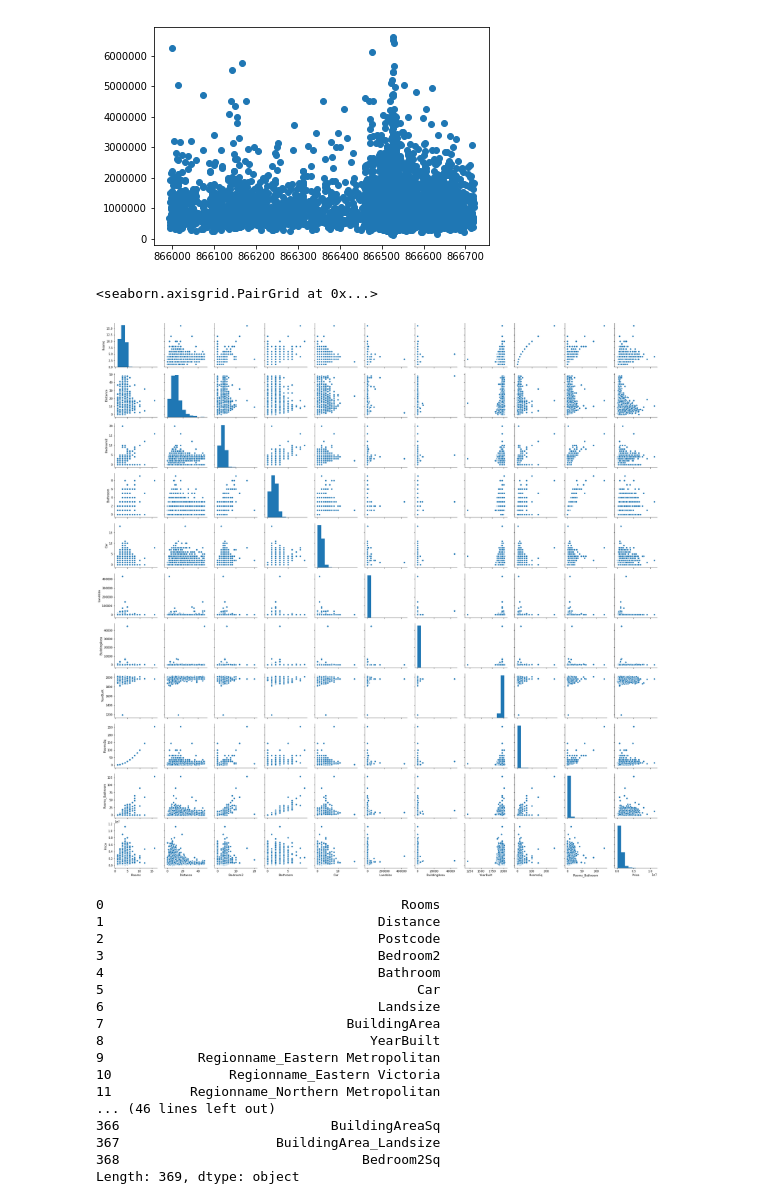
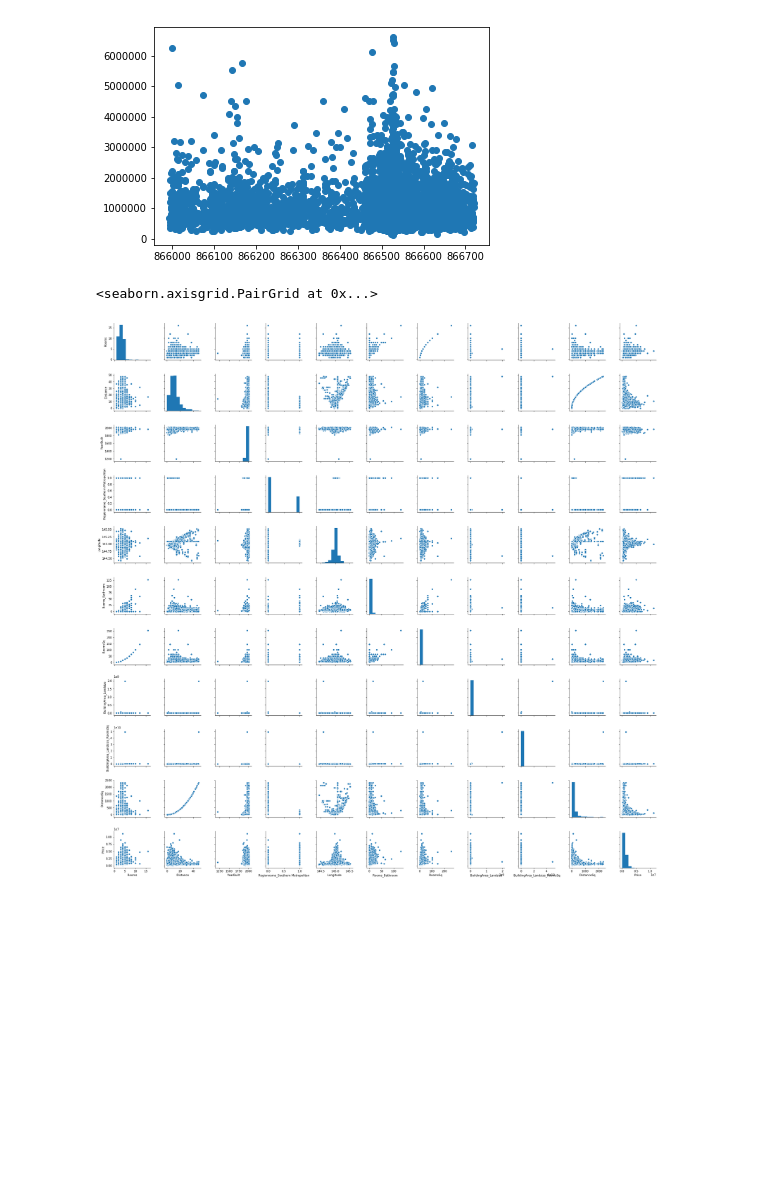
Before and after one commit to OckhamsRazor15/New-Thinkful-DS-Projects, a Jupyter notebook: Unit 3. Deeper into Supervised Learning/Housing Prices.ipynb, the cells around one changed output. Saved outputs shown, nothing was run; the diff lists cells and outputs as text; code cells hidden in the pictures; blank space fills up the shorter version.

```diff
--- a/Unit 3. Deeper into Supervised Learning/Housing Prices.ipynb
+++ b/Unit 3. Deeper into Supervised Learning/Housing Prices.ipynb
@@ -208,3 +194,3 @@ Name: Features, dtype: object
 # %%
-df3 = df3.drop(test3["Features"], 1)
-df3
+#df3 = df3.drop(test3["Features"], 1)
+#df3
@@ -286,30 +254,9 @@ plt.scatter(pred_svr,Y_test)
 <matplotlib.collections.PathCollection at 0x...>
 [figure]
 # %%
-df2["Price"] = df["Price"]
+df3["Price"] = df["Price"]
-# %%
-sns.pairplot(df2[["Rooms", "Distance", "Bedroom2", "Bathroom", "Car", "Landsize", "BuildingArea", "YearBuilt", "RoomsSq"
-                  ,"Rooms_Bathroom" ,"Price"]])
-# %% [output]
-<seaborn.axisgrid.PairGrid at 0x...>
-[figure, removed]
-# %%
-df2
-# %% [output]
-0                                      Rooms
-1                                   Distance
-2                                   Postcode
-3                                   Bedroom2
-4                                   Bathroom
-5                                        Car
-6                                   Landsize
-7                               BuildingArea
-8                                  YearBuilt
-9            Regionname_Eastern Metropolitan
-10               Regionname_Eastern Victoria
-11          Regionname_Northern Metropolitan
-... (46 lines left out)
-366                           BuildingAreaSq
-367                    BuildingArea_Landsize
-368                               Bedroom2Sq
-Length: 369, dtype: object
+# %%
+sns.pairplot(df3)
+# %% [output]
+<seaborn.axisgrid.PairGrid at 0x...>
+[figure, added]
```
Also changed, not shown: parts of 21 cells of this notebook.
